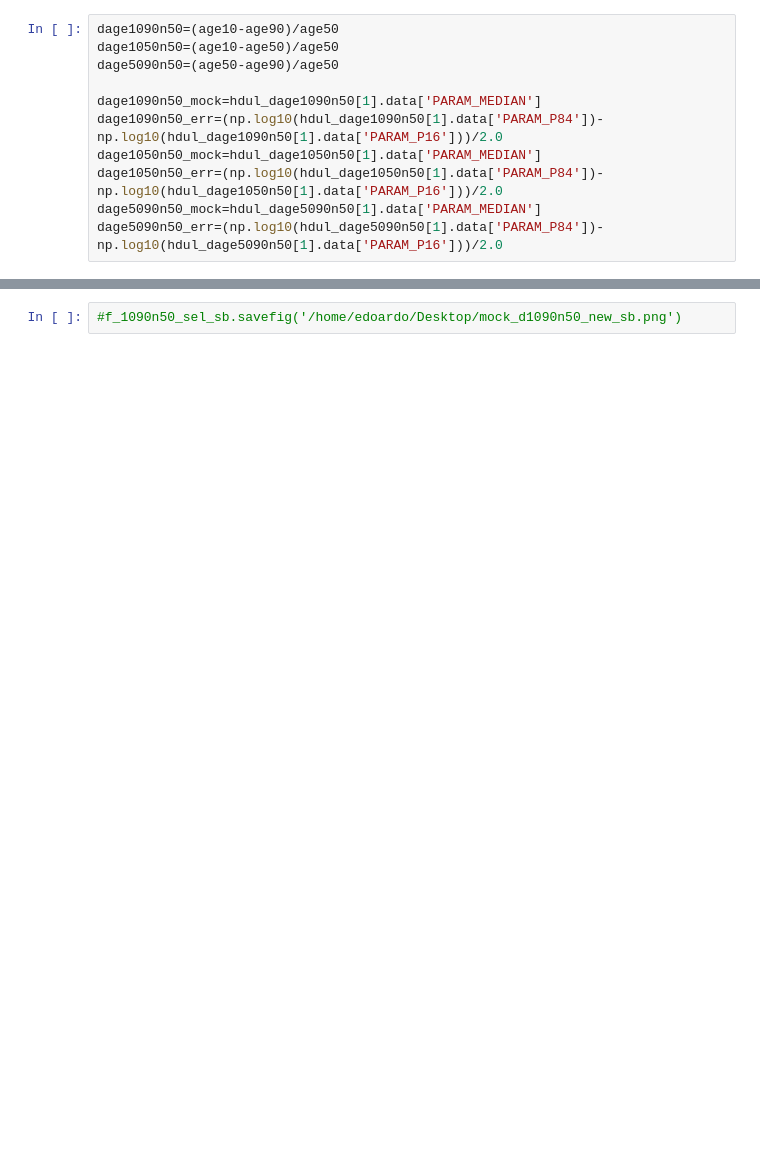
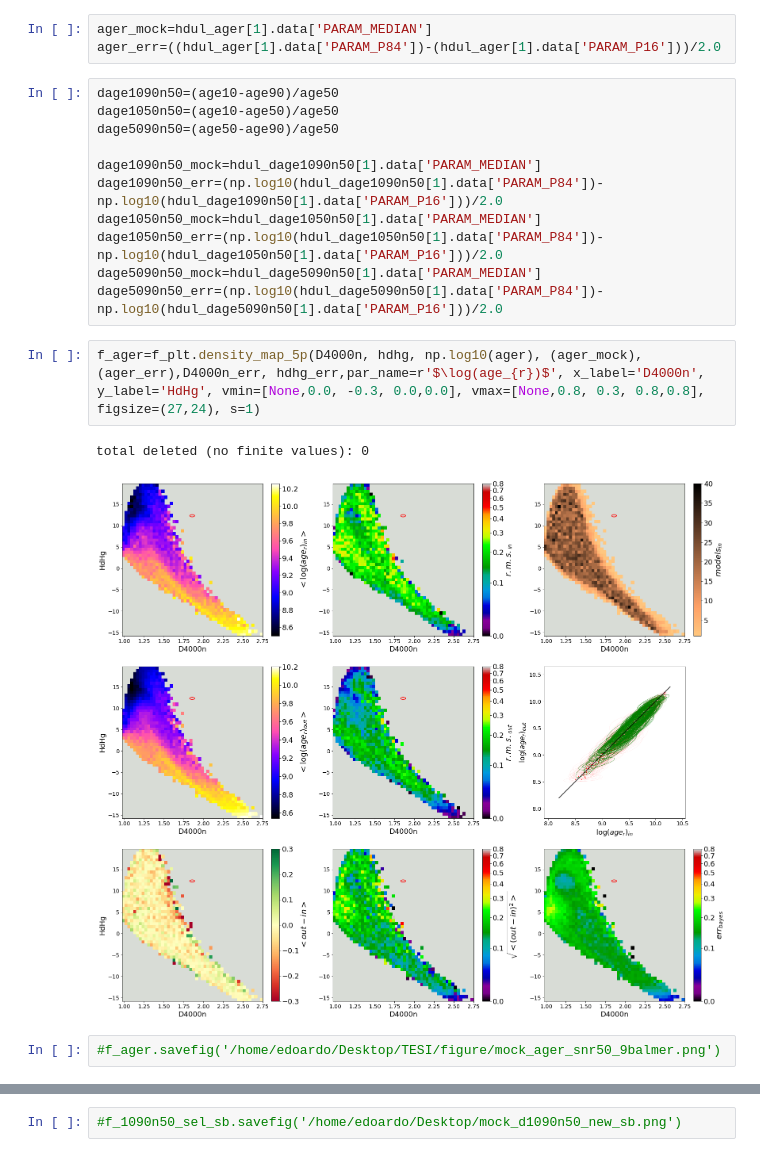
Before and after one commit to edoardorossi3/TESIedo_git, a Jupyter notebook: tesi_py/mock_new_lib.ipynb, the cells around one changed output, grey strips where cells are left out. Drawn from its saved outputs; the diff is of its cells as text; blank space fills up the shorter version.

```diff
--- a/tesi_py/mock_new_lib.ipynb
+++ b/tesi_py/mock_new_lib.ipynb
@@ -68,6 +78,9 @@ age50_err=((hdul_age50[1].data['PARAM_P84'])-(hdul_age50[1].data['PARAM_P16']))/
 # %%
 Zr_mock=hdul_Zr[1].data['PARAM_MEDIAN']
 Zr_err=((hdul_Zr[1].data['PARAM_P84'])-(hdul_Zr[1].data['PARAM_P16']))/2.0
+# %%
+ager_mock=hdul_ager[1].data['PARAM_MEDIAN']
+ager_err=((hdul_ager[1].data['PARAM_P84'])-(hdul_ager[1].data['PARAM_P16']))/2.0
 # %%
 dage1090n50=(age10-age90)/age50
 dage1050n50=(age10-age50)/age50
@@ -79,4 +92,11 @@ dage1050n50_mock=hdul_dage1050n50[1].data['PARAM_MEDIAN']
 dage1050n50_err=(np.log10(hdul_dage1050n50[1].data['PARAM_P84'])-np.log10(hdul_dage1050n50[1].data['PARAM_P16']))/2.0
 dage5090n50_mock=hdul_dage5090n50[1].data['PARAM_MEDIAN']
 dage5090n50_err=(np.log10(hdul_dage5090n50[1].data['PARAM_P84'])-np.log10(hdul_dage5090n50[1].data['PARAM_P16']))/2.0
+# %%
+f_ager=f_plt.density_map_5p(D4000n, hdhg, np.log10(ager), (ager_mock), (ager_err),D4000n_err, hdhg_err,par_name=r'$\log(age_{r})$', x_label='D4000n', y_label='HdHg', vmin=[None,0.0, -0.3, 0.0,0.0], vmax=[None,0.8, 0.3, 0.8,0.8], figsize=(27,24), s=1)
+# %% [output]
+total deleted (no finite values): 0
+[figure, added]
+# %%
+#f_ager.savefig('/home/edoardo/Desktop/TESI/figure/mock_ager_snr50_9balmer.png')
 # %%
```
Also changed, not shown: parts of 42 cells of this notebook, 3 other files.
